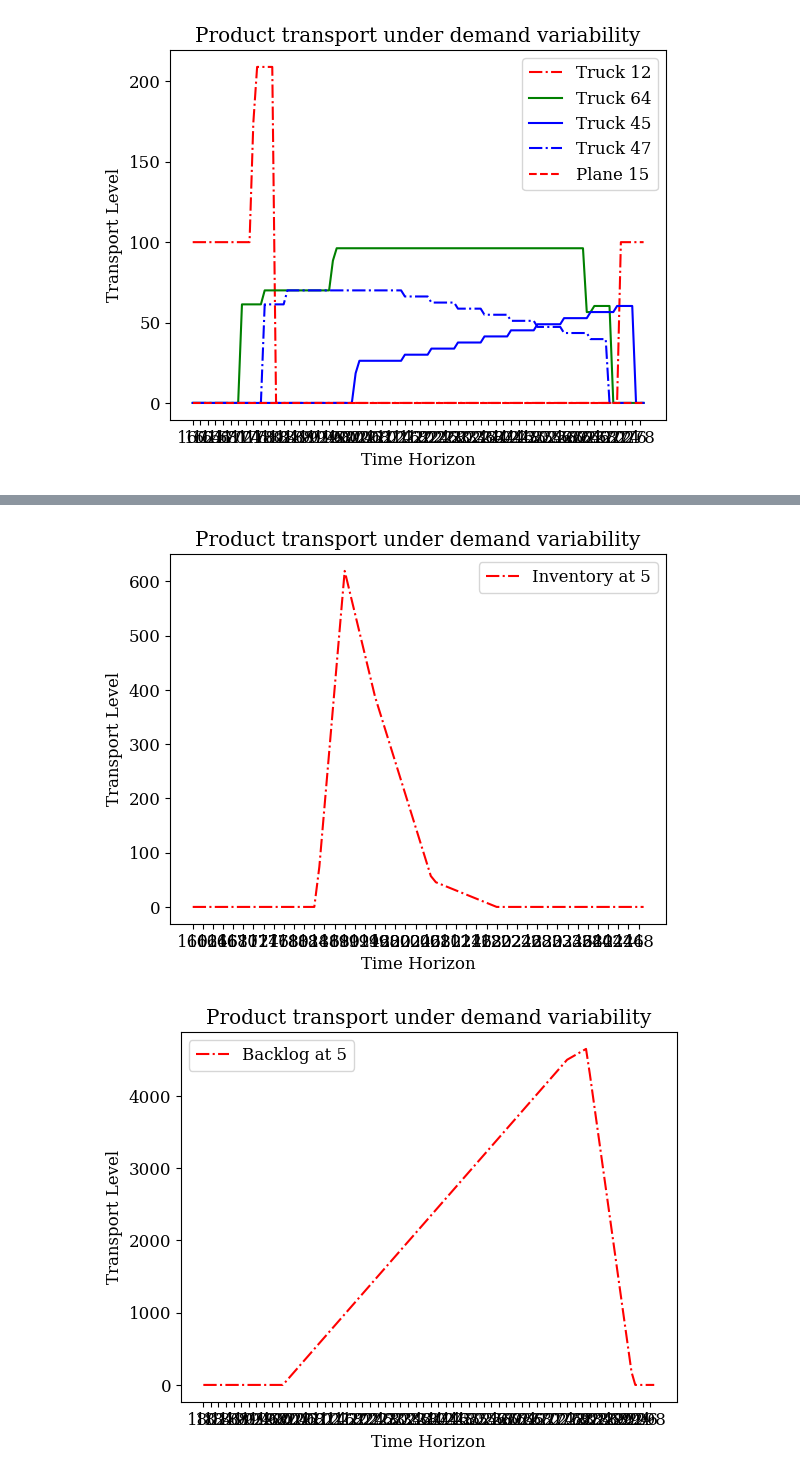
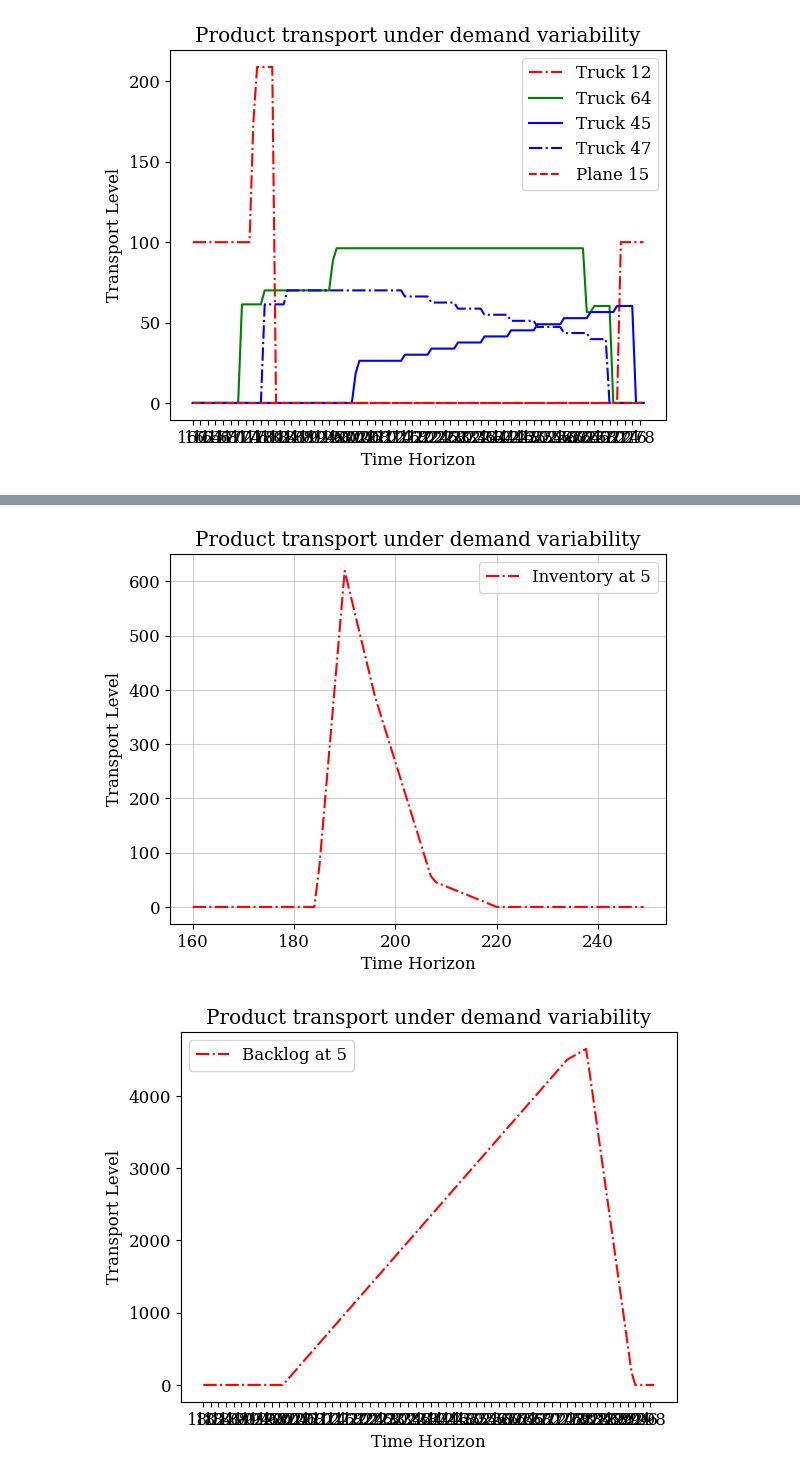
Before and after one commit to shivamvedant/energiapy, a Jupyter notebook: docs/notebooks/supply chain/IRF manuscript/readControl_HPRC.ipynb, the cells around one changed output, grey strips where cells are left out. Cells and saved outputs as stored; diff of their text form; code cells hidden in the pictures.

```diff
--- a/docs/notebooks/supply chain/IRF manuscript/readControl_HPRC.ipynb
+++ b/docs/notebooks/supply chain/IRF manuscript/readControl_HPRC.ipynb
@@ -100,10 +100,10 @@ dark_colors = [
     "darkgoldenrod"
 ]
 # %%
-with open(f'control/ncl_ControlResults_Backlog.pkl', 'rb') as file:
+with open(f'control/ncl_ControlResults_Backlog_ph30.pkl', 'rb') as file:
     ncl_load_results = pickle.load(file)
 # %%
-with open(f'control/cl_ControlResults_Backlog.pkl', 'rb') as file:
+with open(f'control/cl_ControlResults_Backlog_ph30.pkl', 'rb') as file:
     cl_load_results = pickle.load(file)
 # %%
 with open(f'control/cl_step2_ControlResults_Backlog.pkl', 'rb') as file:
@@ -1392,36 +1525,36 @@ focal_results_1 = cl_step2_res1_load_results
 a=5
 ax.plot(range(start, end), list(value for key, value in focal_results_1.output['Inv'].items() if key[0]==f'loc{a}' and key[1]==f'com1_store_com1_in_stored')[start:end], label=f'Inventory at {a}', color='red', linestyle='-.')
 
 # a=6
 # b=4
 # ax.plot(range(start, end), list(value for key, value in focal_results_1.output['Exp'].items() if key[0]==f'loc{a}' and key[1]==f'loc{b}' and key[2]==f'truck{a}{b}' and key[3]==f'com1_loc{a}_out')[start:end], label=f'Truck {a}{b}', color='green', linestyle='-')
 #
 # a=4
 # b=5
 # ax.plot(range(start, end), list(value for key, value in focal_results_1.output['Exp'].items() if key[0]==f'loc{a}' and key[1]==f'loc{b}' and key[2]==f'truck{a}{b}' and key[3]==f'com1_loc{a}_out')[start:end], label=f'Truck {a}{b}', color='blue', linestyle='-')
 #
 # a=4
 # b=7
 # ax.plot(range(start, end), list(value for key, value in focal_results_1.output['Exp'].items() if key[0]==f'loc{a}' and key[1]==f'loc{b}' and key[2]==f'truck{a}{b}' and key[3]==f'com1_loc{a}_out')[start:end], label=f'Truck {a}{b}', color='blue', linestyle='-.')
 #
 # a=1
 # b=5
 # ax.plot(range(start, end), list(value for key, value in focal_results_1.output['Exp'].items() if key[0]==f'loc{a}' and key[1]==f'loc{b}' and key[2]==f'plane{a}{b}' and key[3]==f'com1_loc{a}_out')[start:end], label=f'Plane {a}{b}', color='red', linestyle='--')
 
 # Customize the plot
 ax.set_xlabel('Time Horizon')
 ax.set_ylabel('Transport Level')
 ax.set_title('Product transport under demand variability')
 ax.legend()
 ax.plot(linewidth=0.5)
-ax.set_xticks(range(start, end, 2))
-# plt.grid(alpha=0.6)
+ax.set_xticks(range(start, end, 20))
+plt.grid(alpha=0.6)
 plt.rcdefaults()
 # plt.savefig(fname = 'MPC_logistics', dpi = 300)
 # Show the plot
 plt.show()
 # %% [output]
-[figure, old version]
+[figure, new version]
 # %%
 rc('font', **{'family': 'serif', 'serif': ['Computer Modern'], 'size': 12})
 rc('text', usetex=False)
```
Also changed, not shown: parts of 21 cells of this notebook, 3 other files.
